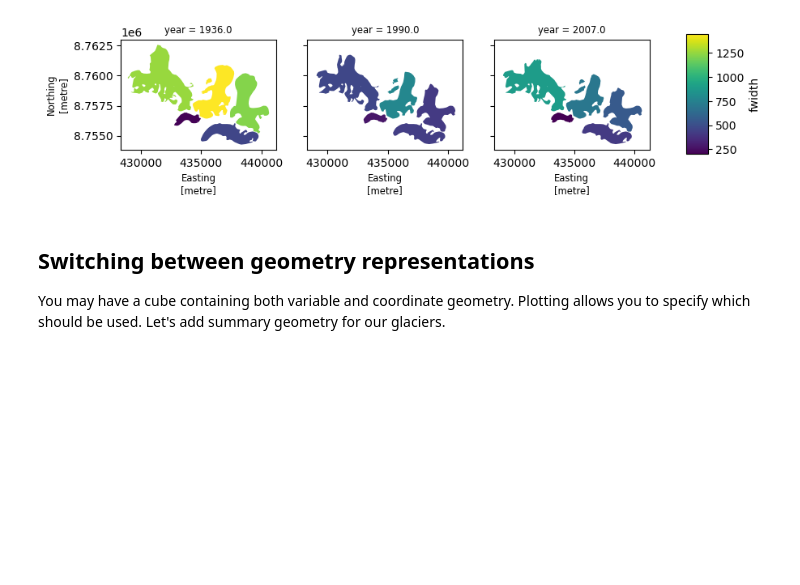
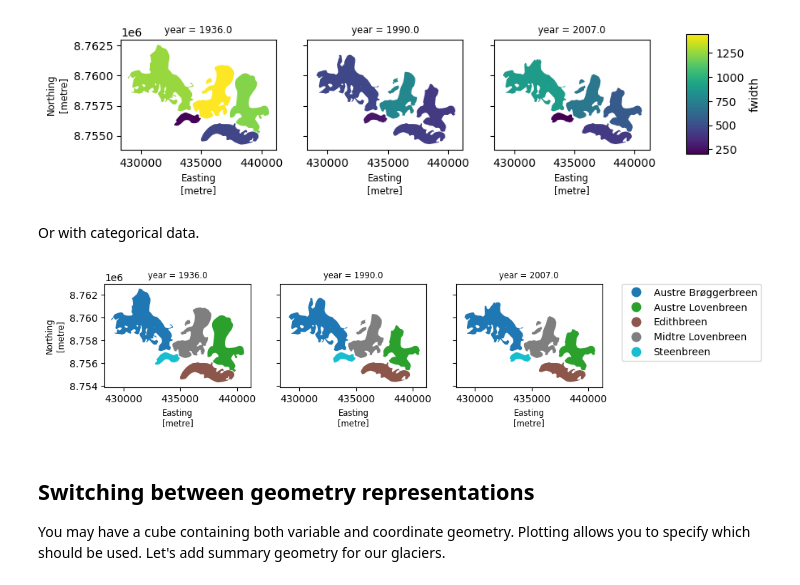
Before and after one commit to xarray-contrib/xvec, a Jupyter notebook: doc/source/plotting.ipynb, the cells around one changed output. Saved outputs shown, nothing was run; the diff lists cells and outputs as text; code cells hidden in the pictures; blank space fills up the shorter version.

```diff
--- a/doc/source/plotting.ipynb
+++ b/doc/source/plotting.ipynb
@@ -110,6 +109,12 @@ Another data variable can be plotted on the geometry by specifying `hue` keyword
 f, ax = glaciers.xvec.plot(col="year", geometry="geometry", hue="fwidth")
 # %% [output]
 [figure]
+# %% [markdown]
+Or with categorical data.
+# %%
+f, ax = glaciers.xvec.plot(col="year", geometry="geometry", hue="name")
+# %% [output]
+[figure, added]
 # %% [markdown]
 ## Switching between geometry representations
 
```
Also changed, not shown: parts of 1 cell of this notebook.
